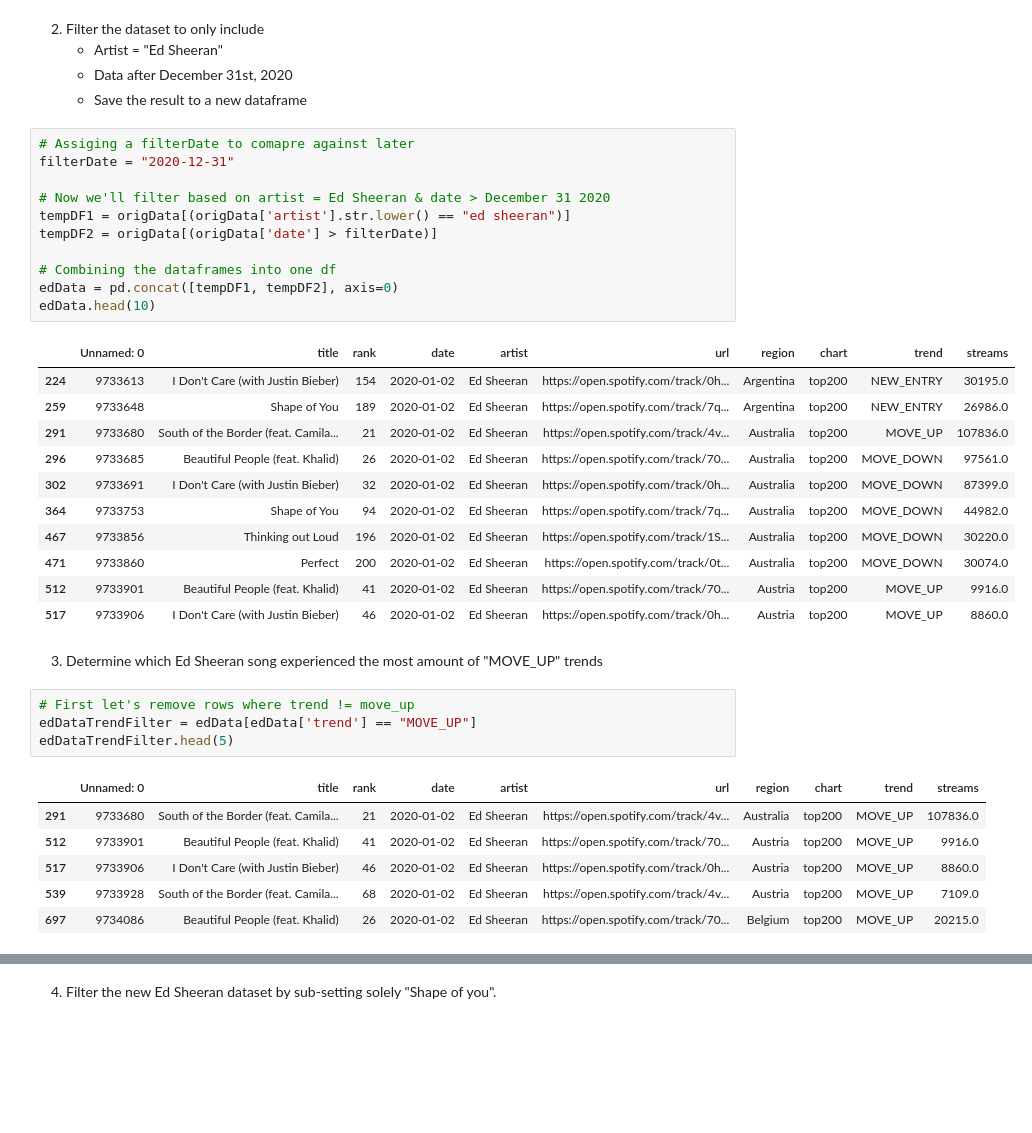
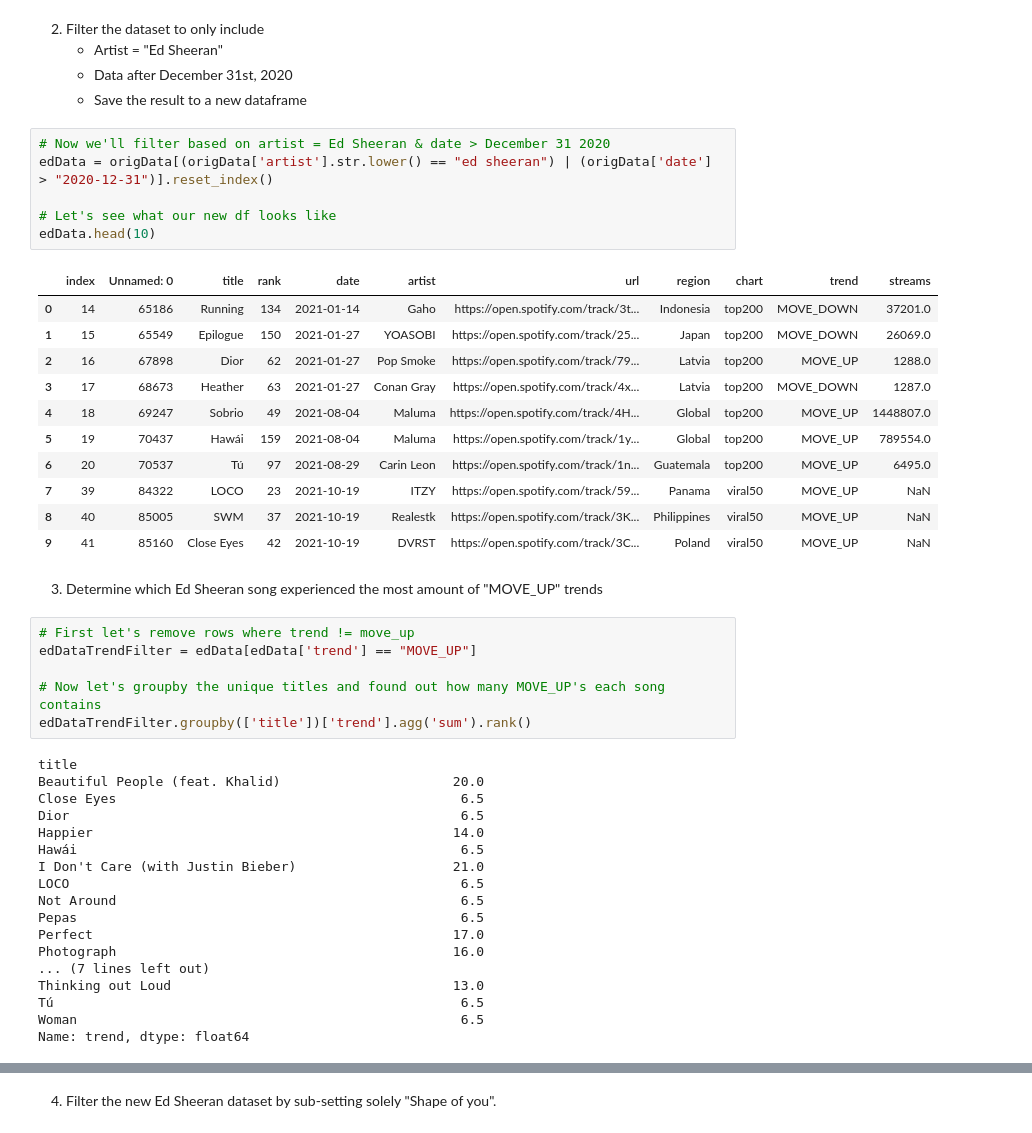
Before and after one commit to campb223/DSSA-5001-Assignment-1, a Jupyter notebook: Part 1/daleCampbellAssignment1-Part1.ipynb, the cells around one changed output, grey strips where cells are left out. Saved outputs shown, nothing was run; the diff lists cells and outputs as text; blank space fills up the shorter version.

```diff
--- a/Part 1/daleCampbellAssignment1-Part1.ipynb
+++ b/Part 1/daleCampbellAssignment1-Part1.ipynb
@@ -87,38 +88,46 @@ dtype: object
     + Data after December 31st, 2020
     + Save the result to a new dataframe
 # %%
-# Assiging a filterDate to comapre against later
-filterDate = "2020-12-31"
+# Now we'll filter based on artist = Ed Sheeran & date > December 31 2020
+edData = origData[(origData['artist'].str.lower() == "ed sheeran") | (origData['date'] > "2020-12-31")].reset_index()
 
-# Now we'll filter based on artist = Ed Sheeran & date > December 31 2020
-tempDF1 = origData[(origData['artist'].str.lower() == "ed sheeran")]
-tempDF2 = origData[(origData['date'] > filterDate)]
-
-# Combining the dataframes into one df
-edData = pd.concat([tempDF1, tempDF2], axis=0)
+# Let's see what our new df looks like
 edData.head(10)
 # %% [output]
-|  | Unnamed: 0 | title | rank | date | artist | url | region | chart | trend | streams |
-| 224 | 9733613 | I Don't Care (with Justin Bieber) | 154 | 2020-01-02 | Ed Sheeran | https://open.spotify.com/track/0h... | Argentina | top200 | NEW_ENTRY | 30195.0 |
-| 259 | 9733648 | Shape of You | 189 | 2020-01-02 | Ed Sheeran | https://open.spotify.com/track/7q... | Argentina | top200 | NEW_ENTRY | 26986.0 |
-| 291 | 9733680 | South of the Border (feat. Camila... | 21 | 2020-01-02 | Ed Sheeran | https://open.spotify.com/track/4v... | Australia | top200 | MOVE_UP | 107836.0 |
-| 296 | 9733685 | Beautiful People (feat. Khalid) | 26 | 2020-01-02 | Ed Sheeran | https://open.spotify.com/track/70... | Australia | top200 | MOVE_DOWN | 97561.0 |
-| 302 | 9733691 | I Don't Care (with Justin Bieber) | 32 | 2020-01-02 | Ed Sheeran | https://open.spotify.com/track/0h... | Australia | top200 | MOVE_DOWN | 87399.0 |
-| 364 | 9733753 | Shape of You | 94 | 2020-01-02 | Ed Sheeran | https://open.spotify.com/track/7q... | Australia | top200 | MOVE_DOWN | 44982.0 |
-| 467 | 9733856 | Thinking out Loud | 196 | 2020-01-02 | Ed Sheeran | https://open.spotify.com/track/1S... | Australia | top200 | MOVE_DOWN | 30220.0 |
-| 471 | 9733860 | Perfect | 200 | 2020-01-02 | Ed Sheeran | https://open.spotify.com/track/0t... | Australia | top200 | MOVE_DOWN | 30074.0 |
-| 512 | 9733901 | Beautiful People (feat. Khalid) | 41 | 2020-01-02 | Ed Sheeran | https://open.spotify.com/track/70... | Austria | top200 | MOVE_UP | 9916.0 |
-| 517 | 9733906 | I Don't Care (with Justin Bieber) | 46 | 2020-01-02 | Ed Sheeran | https://open.spotify.com/track/0h... | Austria | top200 | MOVE_UP | 8860.0 |
+|  | index | Unnamed: 0 | title | rank | date | artist | url | region | chart | trend | streams |
+| 0 | 14 | 65186 | Running | 134 | 2021-01-14 | Gaho | https://open.spotify.com/track/3t... | Indonesia | top200 | MOVE_DOWN | 37201.0 |
+| 1 | 15 | 65549 | Epilogue | 150 | 2021-01-27 | YOASOBI | https://open.spotify.com/track/25... | Japan | top200 | MOVE_DOWN | 26069.0 |
+| 2 | 16 | 67898 | Dior | 62 | 2021-01-27 | Pop Smoke | https://open.spotify.com/track/79... | Latvia | top200 | MOVE_UP | 1288.0 |
+| 3 | 17 | 68673 | Heather | 63 | 2021-01-27 | Conan Gray | https://open.spotify.com/track/4x... | Latvia | top200 | MOVE_DOWN | 1287.0 |
+| 4 | 18 | 69247 | Sobrio | 49 | 2021-08-04 | Maluma | https://open.spotify.com/track/4H... | Global | top200 | MOVE_UP | 1448807.0 |
+| 5 | 19 | 70437 | Hawái | 159 | 2021-08-04 | Maluma | https://open.spotify.com/track/1y... | Global | top200 | MOVE_UP | 789554.0 |
+| 6 | 20 | 70537 | Tú | 97 | 2021-08-29 | Carin Leon | https://open.spotify.com/track/1n... | Guatemala | top200 | MOVE_UP | 6495.0 |
+| 7 | 39 | 84322 | LOCO | 23 | 2021-10-19 | ITZY | https://open.spotify.com/track/59... | Panama | viral50 | MOVE_UP | NaN |
+| 8 | 40 | 85005 | SWM | 37 | 2021-10-19 | Realestk | https://open.spotify.com/track/3K... | Philippines | viral50 | MOVE_UP | NaN |
+| 9 | 41 | 85160 | Close Eyes | 42 | 2021-10-19 | DVRST | https://open.spotify.com/track/3C... | Poland | viral50 | MOVE_UP | NaN |
 # %% [markdown]
 3. Determine which Ed Sheeran song experienced the most amount of "MOVE_UP" trends
 # %%
 # First let's remove rows where trend != move_up
 edDataTrendFilter = edData[edData['trend'] == "MOVE_UP"]
-edDataTrendFilter.head(5)
+
+# Now let's groupby the unique titles and found out how many MOVE_UP's each song contains
+edDataTrendFilter.groupby(['title'])['trend'].agg('sum').rank()
 # %% [output]
-|  | Unnamed: 0 | title | rank | date | artist | url | region | chart | trend | streams |
-| 291 | 9733680 | South of the Border (feat. Camila... | 21 | 2020-01-02 | Ed Sheeran | https://open.spotify.com/track/4v... | Australia | top200 | MOVE_UP | 107836.0 |
-| 512 | 9733901 | Beautiful People (feat. Khalid) | 41 | 2020-01-02 | Ed Sheeran | https://open.spotify.com/track/70... | Austria | top200 | MOVE_UP | 9916.0 |
-| 517 | 9733906 | I Don't Care (with Justin Bieber) | 46 | 2020-01-02 | Ed Sheeran | https://open.spotify.com/track/0h... | Austria | top200 | MOVE_UP | 8860.0 |
-| 539 | 9733928 | South of the Border (feat. Camila... | 68 | 2020-01-02 | Ed Sheeran | https://open.spotify.com/track/4v... | Austria | top200 | MOVE_UP | 7109.0 |
-| 697 | 9734086 | Beautiful People (feat. Khalid) | 26 | 2020-01-02 | Ed Sheeran | https://open.spotify.com/track/70... | Belgium | top200 | MOVE_UP | 20215.0 |
+title
+Beautiful People (feat. Khalid)                      20.0
+Close Eyes                                            6.5
+Dior                                                  6.5
+Happier                                              14.0
+Hawái                                                 6.5
+I Don't Care (with Justin Bieber)                    21.0
+LOCO                                                  6.5
+Not Around                                            6.5
+Pepas                                                 6.5
+Perfect                                              17.0
+Photograph                                           16.0
+... (7 lines left out)
+Thinking out Loud                                    13.0
+Tú                                                    6.5
+Woman                                                 6.5
+Name: trend, dtype: float64
```
Also changed, not shown: parts of 12 cells of this notebook.
